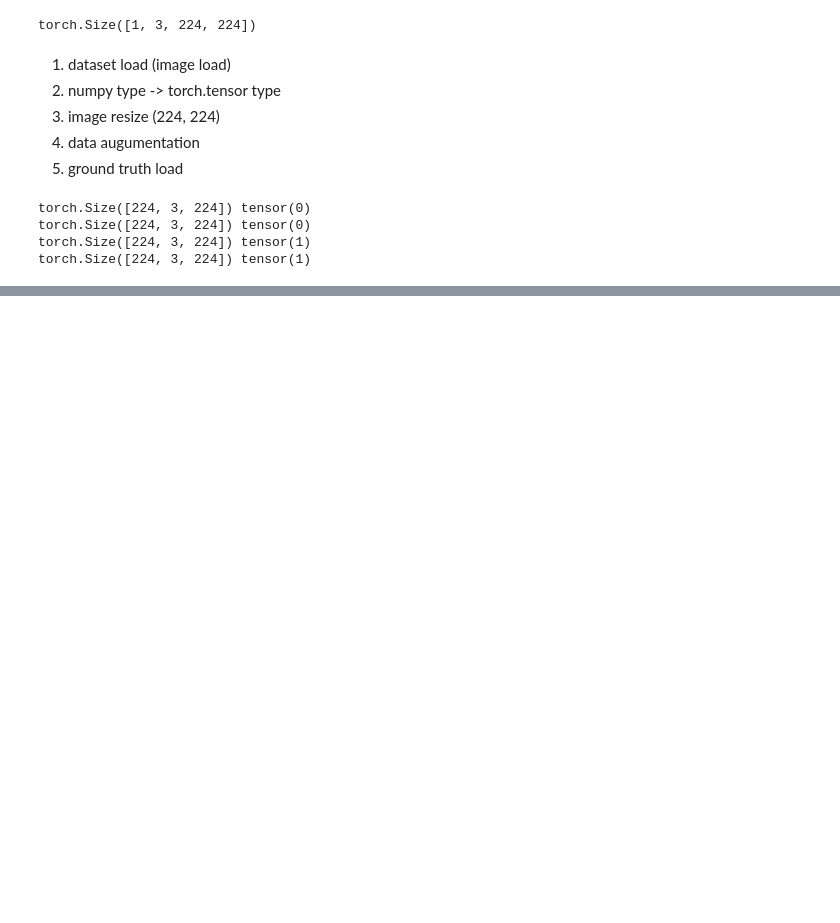
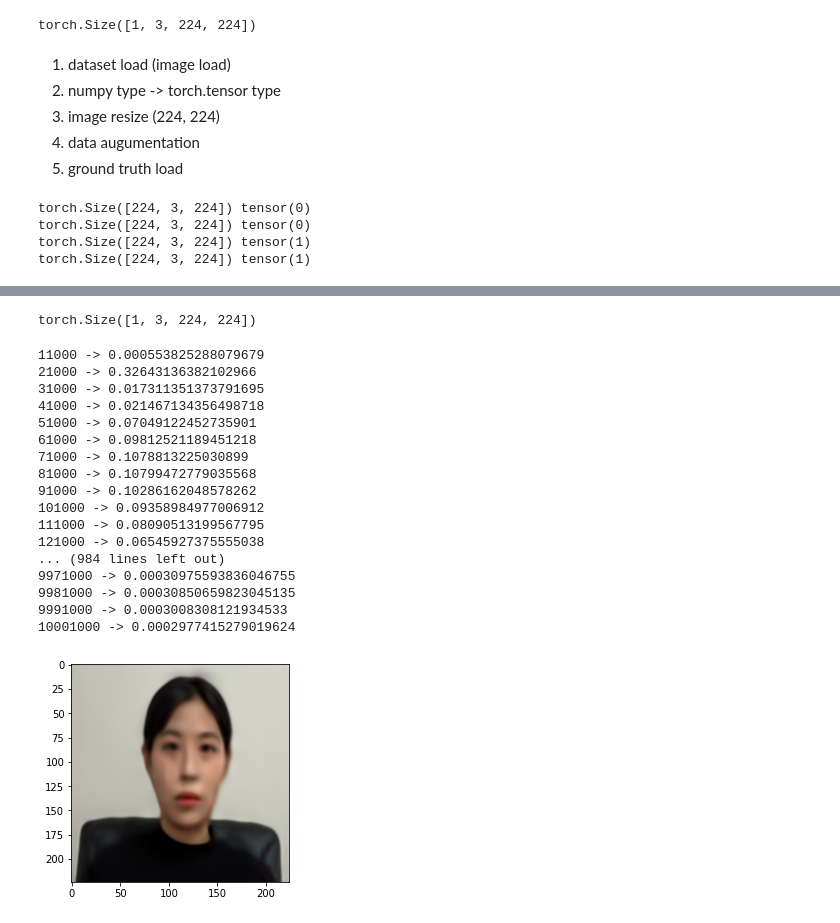
Before and after one commit to jjliewie/DeepFakeDetection, a Jupyter notebook: DeepFake_Detection.ipynb, the cells around one changed output, grey strips where cells are left out. Cells and saved outputs as stored; diff of their text form; code cells hidden in the pictures; blank space fills up the shorter version.

```diff
--- a/DeepFake_Detection.ipynb
+++ b/DeepFake_Detection.ipynb
@@ -171,3 +171,8 @@ torch.Size([224, 3, 224]) tensor(0)
 torch.Size([224, 3, 224]) tensor(0)
 torch.Size([224, 3, 224]) tensor(1)
 torch.Size([224, 3, 224]) tensor(1)
+# %%
+# get file from computer
+from google.colab import files
+uploaded = files.upload()
+my_data = 'deepfake1.png'
@@ -173,0 +197,63 @@ torch.Size([224, 3, 224]) tensor(1)
+# %%
+model1 = DeepFakeAutoEncoder()
+model1 = model1.cuda()
+
+transformed_img = transformed_img.view(1, 3, 224, 224)
+# transformed_img = transformed_img[:, 0:3, :, :]
+transformed_img = transformed_img.cuda()
+
+reconstructed_img = model1(transformed_img)
+
+print(reconstructed_img.shape)
+# %% [output]
+torch.Size([1, 3, 224, 224])
+# %%
+%matplotlib inline
+import matplotlib.pyplot as plt
+
+optimizer = torch.optim.Adam(
+    model1.parameters(), lr=1e-4
+)
+
+loss_fn = torch.nn.MSELoss() # Mean Squared Error
+
+MAX_EPOCH = 1000
+
+model1.train()
+fig = plt.gcf()
+
+for ep in range(1, MAX_EPOCH + 1):
+  gt = transformed_img.clone()
+  pred = model1(transformed_img)
+
+  loss = loss_fn(pred, gt)
+
+  optimizer.zero_grad()
+  loss.backward()
+  optimizer.step()
+
+  print('{}{} -> {}'.format(ep, MAX_EPOCH, loss.item()))
+
+  if ep % 20 == 0:
+    pred = pred.view(3, 224, 224).cpu().detach()
+    np_img = (pred * 255.0).clamp_(0, 255).numpy().astype(np.uint8).transpose(1, 2, 0)
+    plt.imshow(np_img)
+# %% [output]
+11000 -> 0.000553825288079679
+21000 -> 0.32643136382102966
+31000 -> 0.017311351373791695
+41000 -> 0.021467134356498718
+51000 -> 0.07049122452735901
+61000 -> 0.09812521189451218
+71000 -> 0.1078813225030899
+81000 -> 0.10799472779035568
+91000 -> 0.10286162048578262
+101000 -> 0.09358984977006912
+111000 -> 0.08090513199567795
+121000 -> 0.06545927375555038
+... (984 lines left out)
+9971000 -> 0.00030975593836046755
+9981000 -> 0.00030850659823045135
+9991000 -> 0.0003008308121934533
+10001000 -> 0.0002977415279019624
+[figure, added]
```
Also changed, not shown: parts of 3 cells of this notebook.
